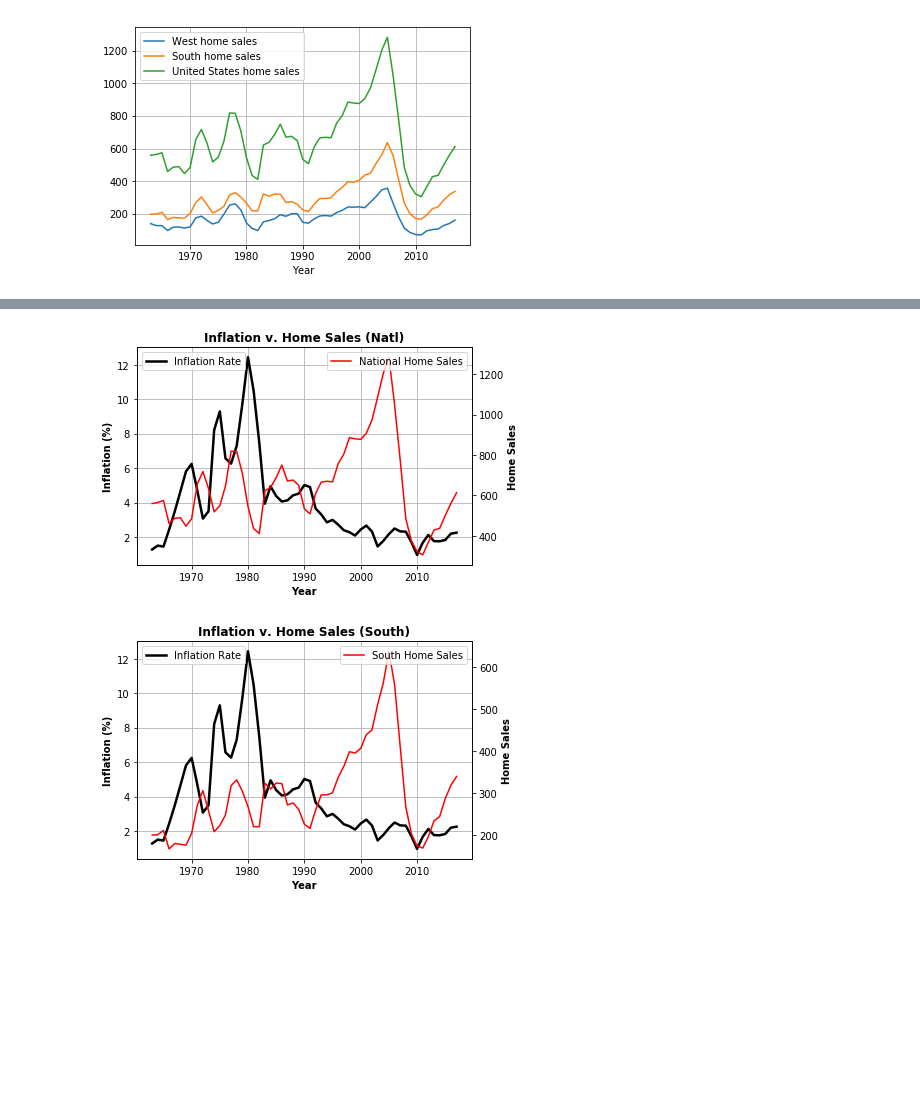
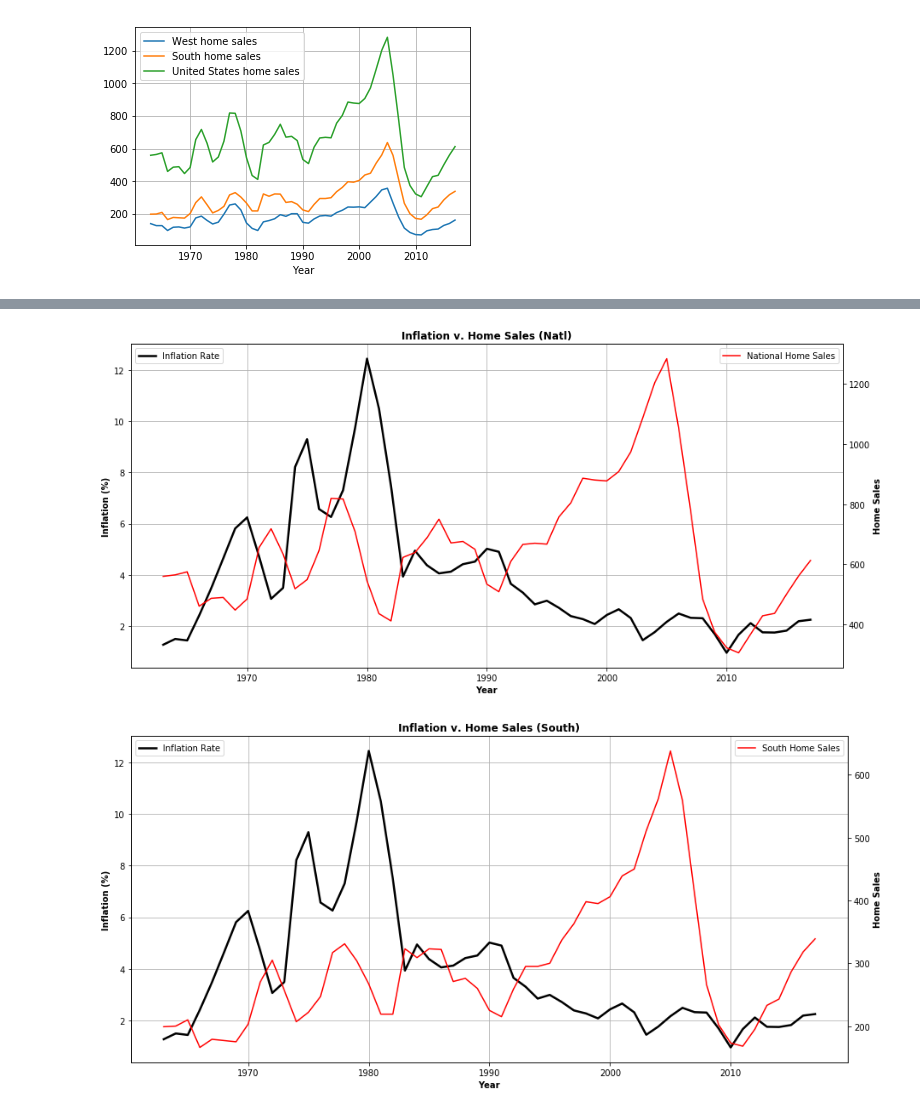
Before and after one commit to CarlosCocuy/ProjectRepo, a Jupyter notebook: data_cleaning_fed_funds.ipynb, the cells around one changed output, grey strips where cells are left out. Cells and saved outputs as stored; diff of their text form; code cells hidden in the pictures; blank space fills up the shorter version.

```diff
--- a/data_cleaning_fed_funds.ipynb
+++ b/data_cleaning_fed_funds.ipynb
@@ -118,27 +118,27 @@ plt.savefig("Graph Images/Inflation_Home_Sales_john2.png")
 # %%
 # Plot Inflation rate Vs National Home Sales
 home_sales=[]
 south_sales=[]
 west_sales=[]
 for sale in S_W_Inflation_df["United States home sales"]:
     int_US_sales=int(sale)
     home_sales.append(int_US_sales)
-fig, ax3=plt.subplots()
+fig, ax3=plt.subplots(figsize=(15,7))
 x=np.arange(1963,2018)
 n=S_W_Inflation_df["Inflation Rate"]
 ax3.plot(x,n, linewidth=2.5, color="black")
 ax4=ax3.twinx()
 ax4.plot(x,S_W_Inflation_df["United States home sales"],color="r",label="National Home Sales")
 ax3.grid()
 ax3.legend(loc=2)
 ax4.legend(loc=1)
 ax3.set_title("Inflation v. Home Sales (Natl)", fontweight="bold")
 ax3.set_xlabel("Year", fontweight="bold")
 ax3.set_ylabel("Inflation (%)", fontweight="bold")
 ax4.set_ylabel("Home Sales", fontweight="bold")
 plt.savefig("Graph Images/Inflation_National.png")
 # %% [output]
-[figure, old version]
+[figure, new version]
 # %%
 #Plot Inflation Rate Vs South Home Sales
 home_sales=[]
@@ -147,7 +147,7 @@ west_sales=[]
 for sale in S_W_Inflation_df["South home sales"]:
     int_south_sales=int(sale)
     south_sales.append(int_south_sales)
-fig, ax5=plt.subplots()
+fig, ax5=plt.subplots(figsize=(15,7))
 x=np.arange(1963,2018)
 n=S_W_Inflation_df["Inflation Rate"]
 ax5.plot(x,n, linewidth=2.5, color="black")
@@ -162,7 +162,7 @@ ax5.set_ylabel("Inflation (%)", fontweight="bold")
 ax6.set_ylabel("Home Sales", fontweight="bold")
 plt.savefig("Graph Images/Inflation_South.png")
 # %% [output]
-[figure, old version]
+[figure, new version]
 # %%
 #Plot Inflation Rate Vs West Home Sales
 home_sales=[]
```
Also changed, not shown: parts of 2 cells of this notebook, 4 other files.
